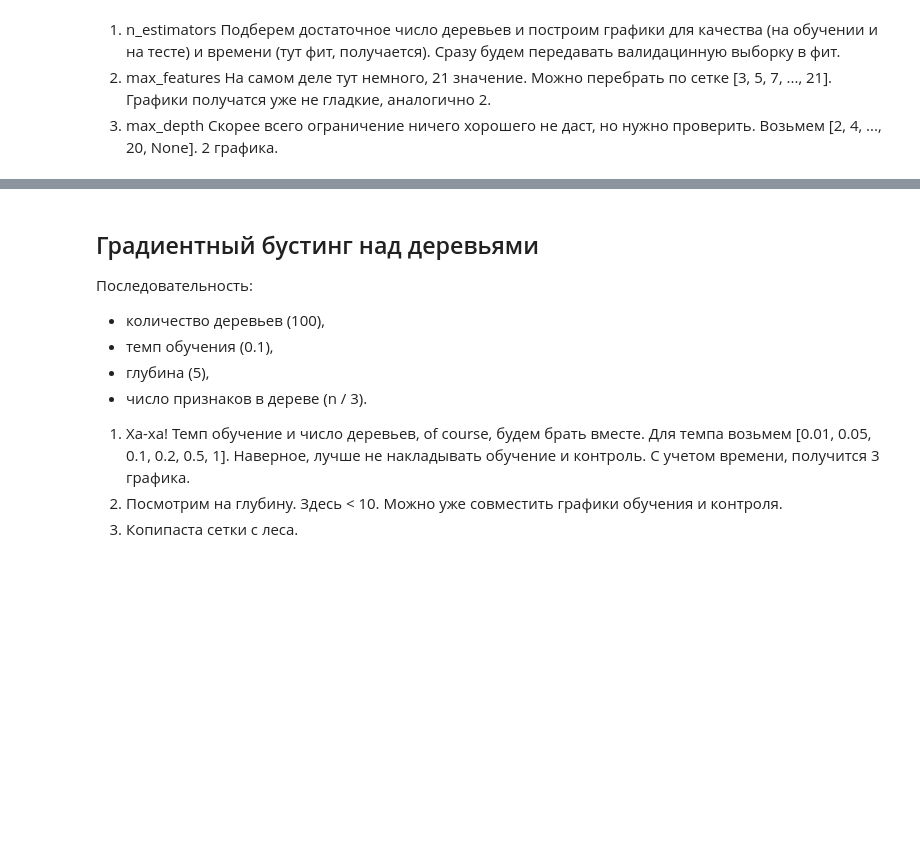
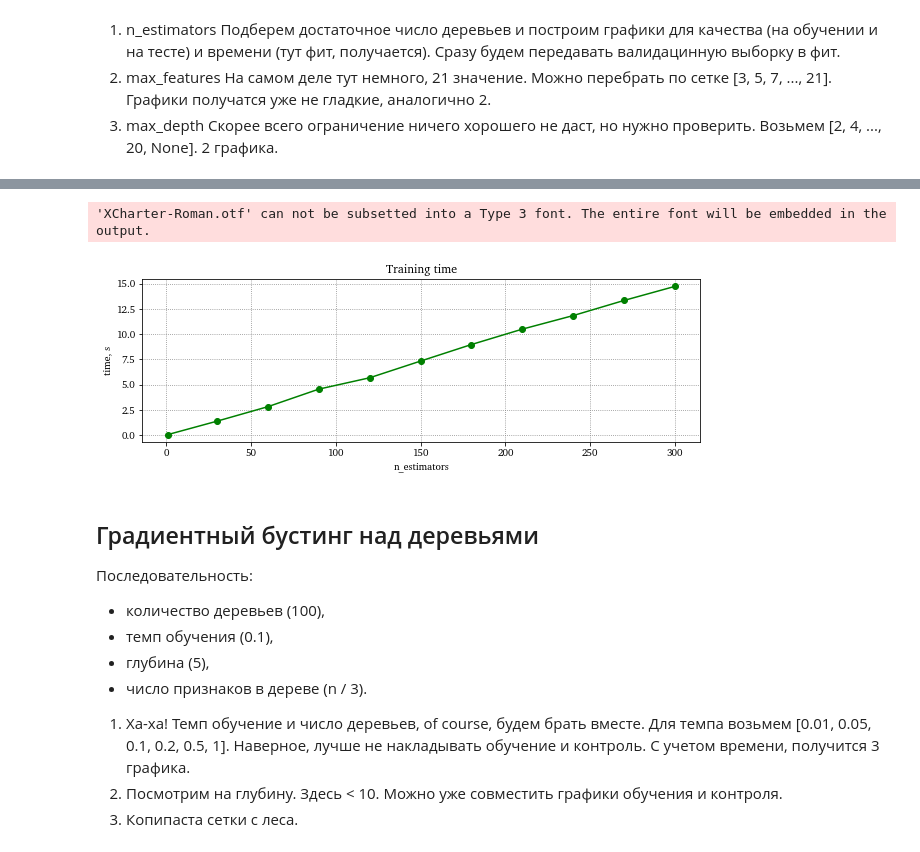
Before and after one commit to artnitolog/ensemble_learning_mmf_prac, a Jupyter notebook: experiments/experiments.ipynb, the cells around one changed output, grey strips where cells are left out. Saved outputs shown, nothing was run; the diff lists cells and outputs as text; code cells hidden in the pictures; blank space fills up the shorter version.

```diff
--- a/experiments/experiments.ipynb
+++ b/experiments/experiments.ipynb
@@ -83,3 +103,19 @@ train_loss, val_loss = model.fit(**fit_args)
+# %%
+n_trees = [1] + list(range(30, 301, 30))
+times = []
+for i in tqdm(n_trees):
+    model = RandomForestMSE(n_estimators=i, random_state=0)
+    times.append(timeit(lambda: model.fit(X_train, y_train), number=1))
+# %%
+plt.figure(figsize=(10, 3))
+plt.plot(n_trees, times, marker='o', c='green')
+plt.xlabel('n_estimators')
+plt.ylabel('time, s')
+plt.title('Training time')
+plt.savefig('vis/RF_n_estimators_time')
+# %% [output]
+'XCharter-Roman.otf' can not be subsetted into a Type 3 font. The entire font will be embedded in the output.
+[figure, added]
 # %% [markdown]
 ## Градиентный бустинг над деревьями
 
```
Also changed, not shown: parts of 12 cells of this notebook, 6 other files.
